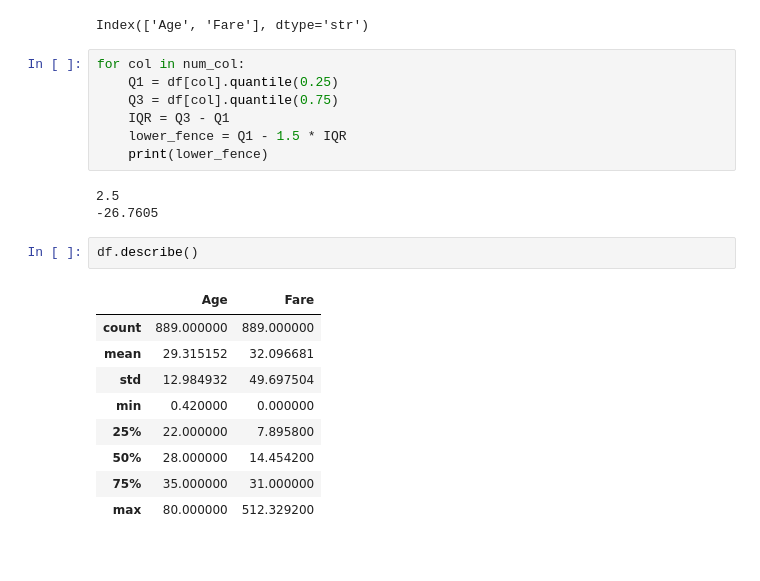
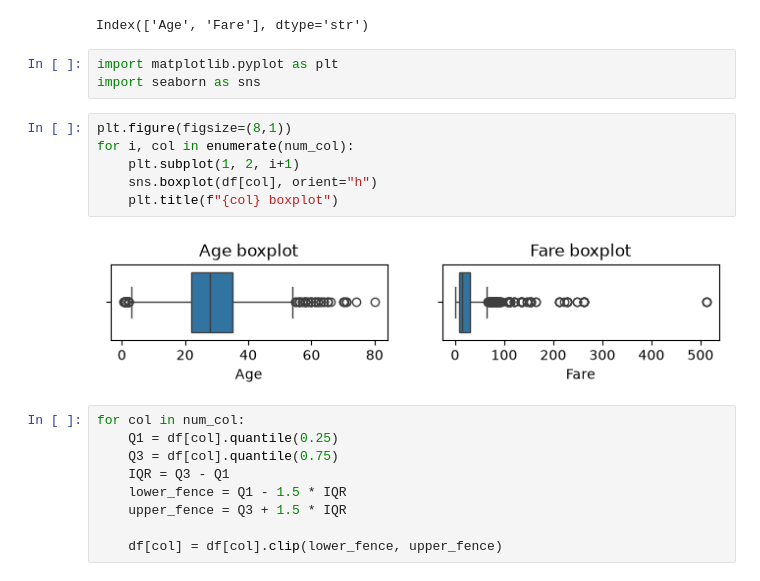
Before and after one commit to yousefhussei/BNS_AIS2_S2_ML, a Jupyter notebook: src/DA/session-3/code/preprocessing.ipynb, the cells around one changed output. Drawn from its saved outputs; the diff is of its cells as text.

```diff
--- a/src/DA/session-3/code/preprocessing.ipynb
+++ b/src/DA/session-3/code/preprocessing.ipynb
@@ -80,25 +80,23 @@ num_col = df.select_dtypes("number").columns
 num_col
 # %% [output]
 Index(['Age', 'Fare'], dtype='str')
+# %%
+import matplotlib.pyplot as plt
+import seaborn as sns
+# %%
+plt.figure(figsize=(8,1))
+for i, col in enumerate(num_col):
+    plt.subplot(1, 2, i+1)
+    sns.boxplot(df[col], orient="h")
+    plt.title(f"{col} boxplot")
+# %% [output]
+[figure, added]
 # %%
 for col in num_col:
     Q1 = df[col].quantile(0.25)
     Q3 = df[col].quantile(0.75)
     IQR = Q3 - Q1
     lower_fence = Q1 - 1.5 * IQR
-    print(lower_fence)
+    upper_fence = Q3 + 1.5 * IQR
+
+    df[col] = df[col].clip(lower_fence, upper_fence)
-# %% [output]
-2.5
--26.7605
-# %%
-df.describe()
-# %% [output]
-|  | Age | Fare |
-| count | 889.000000 | 889.000000 |
-| mean | 29.315152 | 32.096681 |
-| std | 12.984932 | 49.697504 |
-| min | 0.420000 | 0.000000 |
-| 25% | 22.000000 | 7.895800 |
-| 50% | 28.000000 | 14.454200 |
-| 75% | 35.000000 | 31.000000 |
-| max | 80.000000 | 512.329200 |
```
Also changed, not shown: parts of 15 cells of this notebook, 2 other files.
